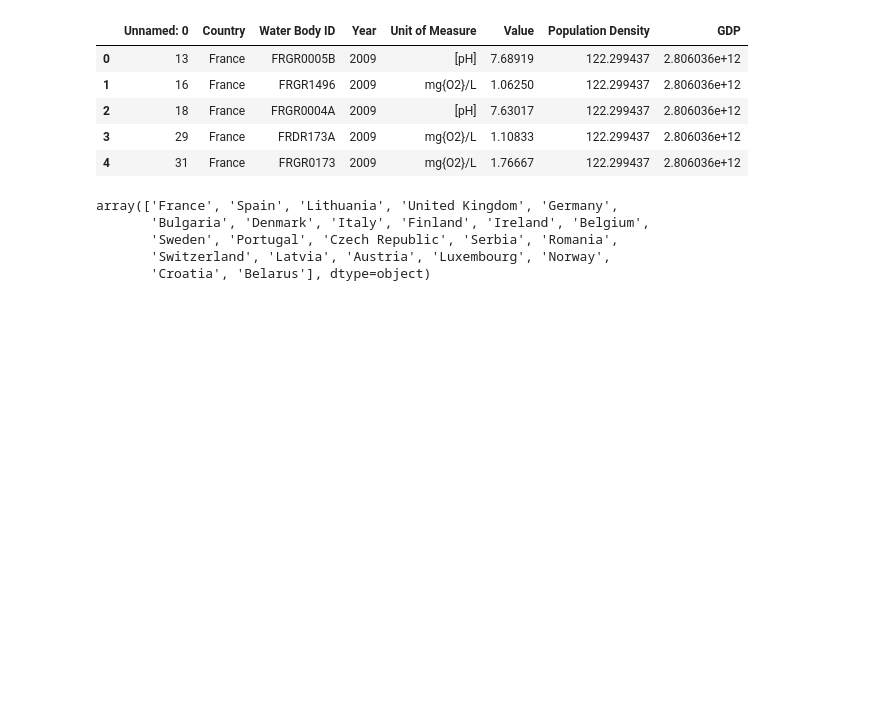
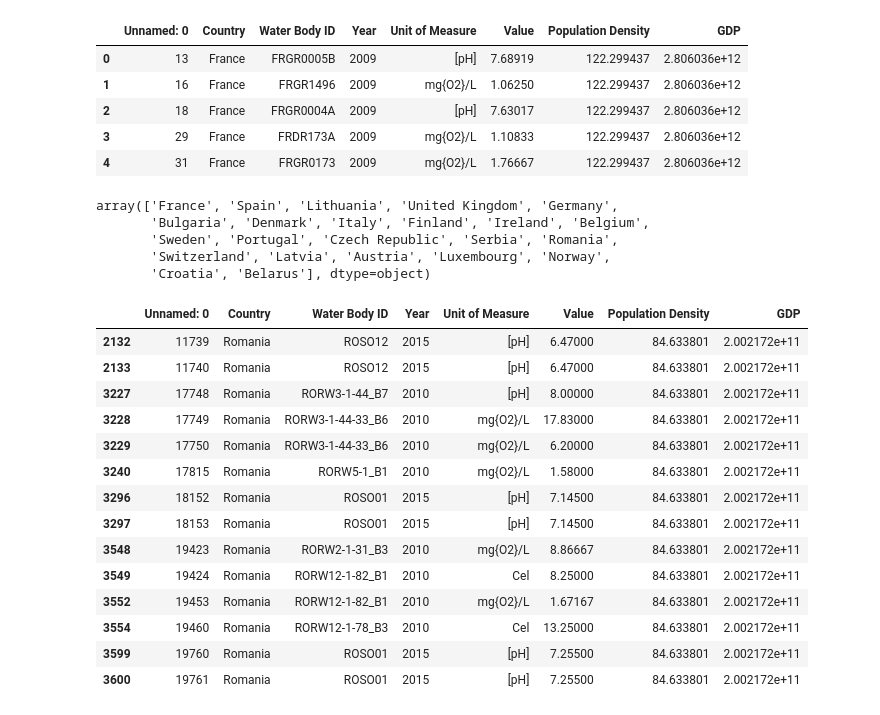
Before and after one commit to zhou0366/UMN_BootCamp_Project1_Group2, a Jupyter notebook: analysis.ipynb, the cells around one changed output. Cells and saved outputs as stored; diff of their text form; code cells hidden in the pictures; blank space fills up the shorter version.

```diff
--- a/analysis.ipynb
+++ b/analysis.ipynb
@@ -24,8 +24,26 @@ array(['France', 'Spain', 'Lithuania', 'United Kingdom', 'Germany',
 # %%
 # determine number of years included in the data
 france_water = clean[(clean['Country'] == 'France')]
 #france_water
-france_bodies = france_water.groupby('Water Body ID').count()
+#france_bodies = france_water.groupby('Water Body ID').count()
+Romania_water = clean[(clean['Country'] == 'Romania')]
+Romania_water
+# %% [output]
+|  | Unnamed: 0 | Country | Water Body ID | Year | Unit of Measure | Value | Population Density | GDP |
+| 2132 | 11739 | Romania | ROSO12 | 2015 | [pH] | 6.47000 | 84.633801 | 2.002172e+11 |
+| 2133 | 11740 | Romania | ROSO12 | 2015 | [pH] | 6.47000 | 84.633801 | 2.002172e+11 |
+| 3227 | 17748 | Romania | RORW3-1-44_B7 | 2010 | [pH] | 8.00000 | 84.633801 | 2.002172e+11 |
+| 3228 | 17749 | Romania | RORW3-1-44-33_B6 | 2010 | mg{O2}/L | 17.83000 | 84.633801 | 2.002172e+11 |
+| 3229 | 17750 | Romania | RORW3-1-44-33_B6 | 2010 | mg{O2}/L | 6.20000 | 84.633801 | 2.002172e+11 |
+| 3240 | 17815 | Romania | RORW5-1_B1 | 2010 | mg{O2}/L | 1.58000 | 84.633801 | 2.002172e+11 |
+| 3296 | 18152 | Romania | ROSO01 | 2015 | [pH] | 7.14500 | 84.633801 | 2.002172e+11 |
+| 3297 | 18153 | Romania | ROSO01 | 2015 | [pH] | 7.14500 | 84.633801 | 2.002172e+11 |
+| 3548 | 19423 | Romania | RORW2-1-31_B3 | 2010 | mg{O2}/L | 8.86667 | 84.633801 | 2.002172e+11 |
+| 3549 | 19424 | Romania | RORW12-1-82_B1 | 2010 | Cel | 8.25000 | 84.633801 | 2.002172e+11 |
+| 3552 | 19453 | Romania | RORW12-1-82_B1 | 2010 | mg{O2}/L | 1.67167 | 84.633801 | 2.002172e+11 |
+| 3554 | 19460 | Romania | RORW12-1-78_B3 | 2010 | Cel | 13.25000 | 84.633801 | 2.002172e+11 |
+| 3599 | 19760 | Romania | ROSO01 | 2015 | [pH] | 7.25500 | 84.633801 | 2.002172e+11 |
+| 3600 | 19761 | Romania | ROSO01 | 2015 | [pH] | 7.25500 | 84.633801 | 2.002172e+11 |
 # %%
 #eric country cleaning
 # %%
```
Also changed, not shown: parts of 6 cells of this notebook.
